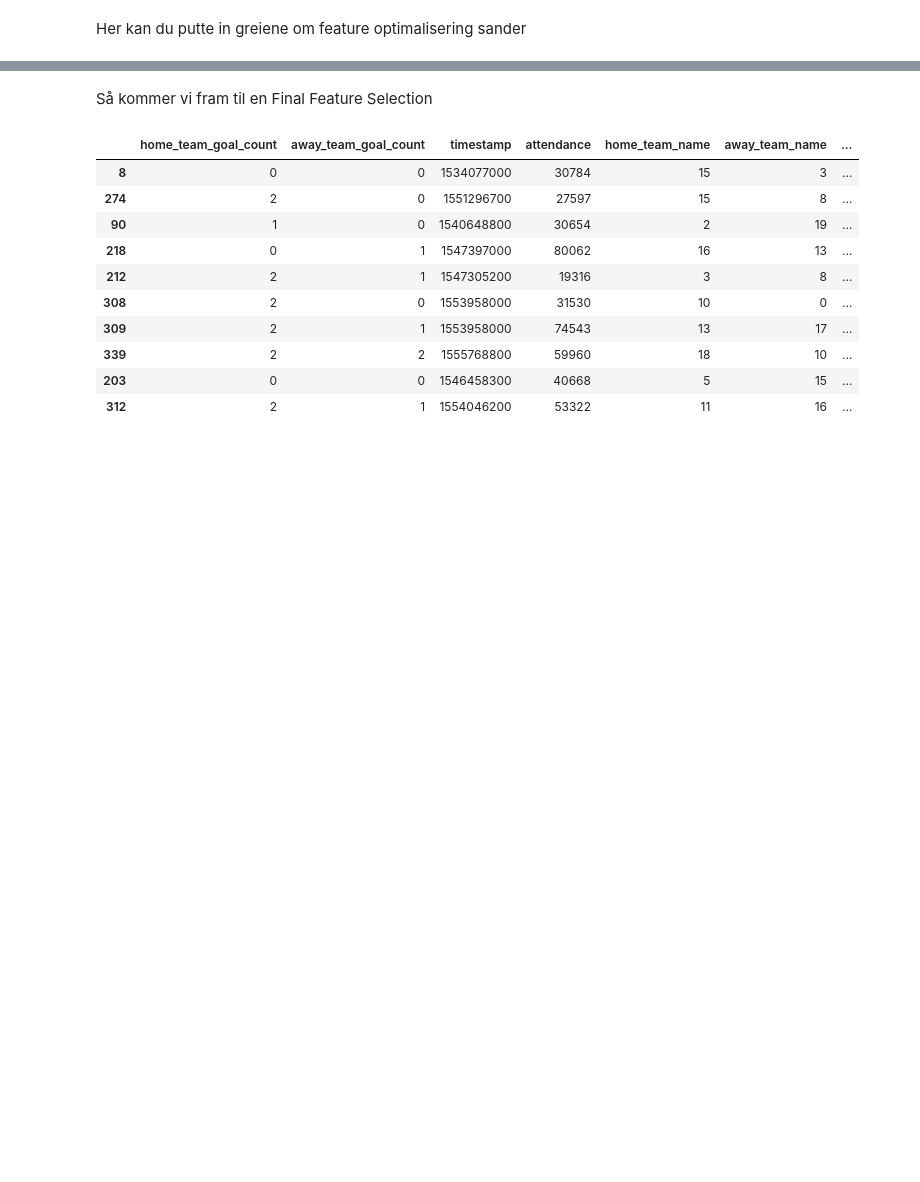
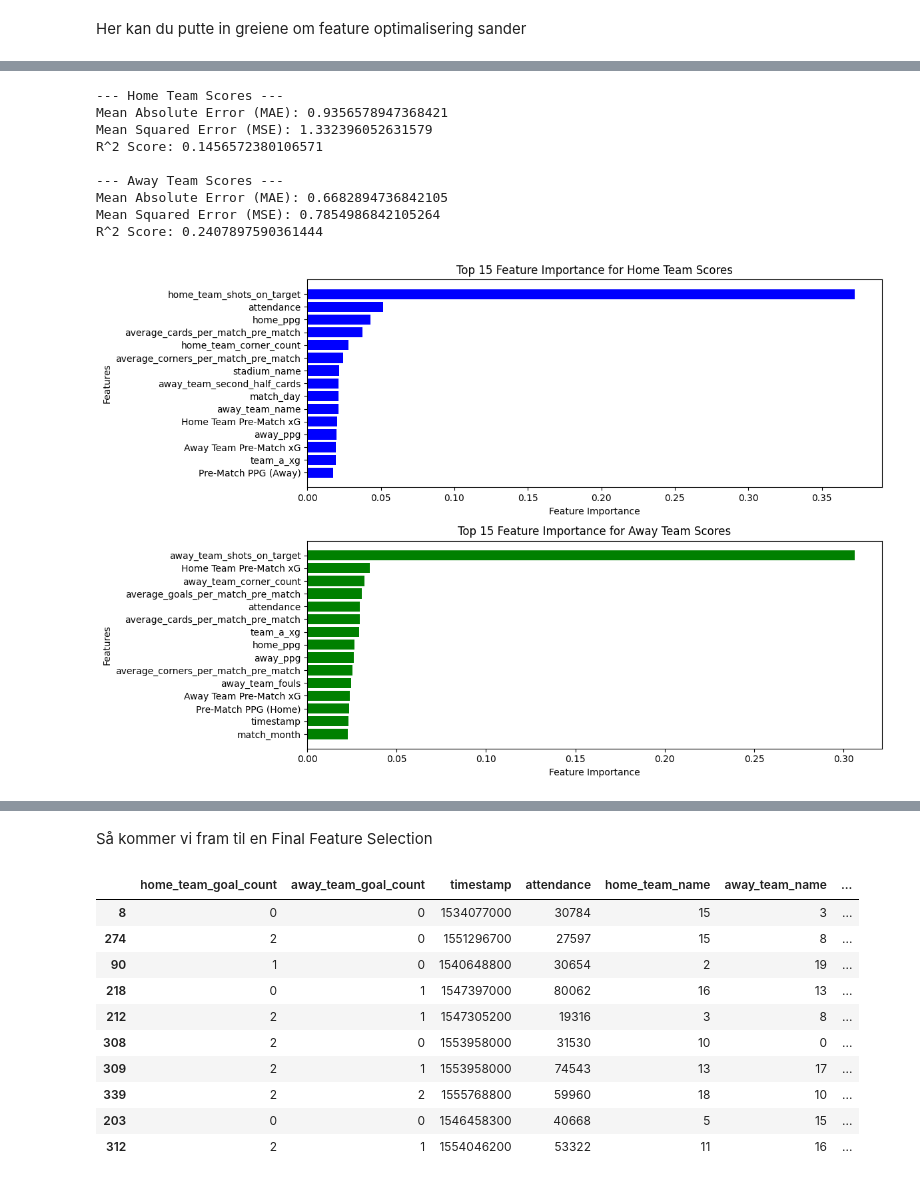
Before and after one commit to SanderBakke/MALIS_project, a Jupyter notebook: notebooks/notebook.ipynb, the cells around one changed output, grey strips where cells are left out. Saved outputs shown, nothing was run; the diff lists cells and outputs as text; code cells hidden in the pictures; blank space fills up the shorter version.

```diff
--- a/notebooks/notebook.ipynb
+++ b/notebooks/notebook.ipynb
@@ -129,0 +144,79 @@ Her kan du putte in greiene om feature optimalisering sander
+# %%
+# Define feature and target columns
+target_columns = ['home_team_goal_count', 'away_team_goal_count']
+X = df_filtered.drop(columns=target_columns)
+y_home = df_filtered['home_team_goal_count']
+y_away = df_filtered['away_team_goal_count']
+
+# Split dataset into train-test sets for home and away scores
+X_train_home, X_test_home, y_train_home, y_test_home = train_test_split(X, y_home, test_size=0.2, random_state=42)
+X_train_away, X_test_away, y_train_away, y_test_away = train_test_split(X, y_away, test_size=0.2, random_state=42)
+
+# Train Random Forest models for home and away scores
+rf_home = RandomForestRegressor(random_state=42)
+rf_home.fit(X_train_home, y_train_home)
+
+rf_away = RandomForestRegressor(random_state=42)
+rf_away.fit(X_train_away, y_train_away)
+
+# Extract feature importance for home and away scores
+importances_home = rf_home.feature_importances_
+importances_away = rf_away.feature_importances_
+
+feature_importance_home_df = pd.DataFrame({'Feature': X.columns, 'Importance': importances_home})
+feature_importance_away_df = pd.DataFrame({'Feature': X.columns, 'Importance': importances_away})
+
+feature_importance_home_df.sort_values(by='Importance', ascending=False, inplace=True)
+feature_importance_away_df.sort_values(by='Importance', ascending=False, inplace=True)
+
+# Evaluate models on test data
+y_pred_home = rf_home.predict(X_test_home)
+y_pred_away = rf_away.predict(X_test_away)
+
+# Metrics for Home Scores
+print("\n--- Home Team Scores ---")
+print(f"Mean Absolute Error (MAE): {mean_absolute_error(y_test_home, y_pred_home)}")
+print(f"Mean Squared Error (MSE): {mean_squared_error(y_test_home, y_pred_home)}")
+print(f"R^2 Score: {r2_score(y_test_home, y_pred_home)}")
+
+# Metrics for Away Scores
+print("\n--- Away Team Scores ---")
+print(f"Mean Absolute Error (MAE): {mean_absolute_error(y_test_away, y_pred_away)}")
+print(f"Mean Squared Error (MSE): {mean_squared_error(y_test_away, y_pred_away)}")
+print(f"R^2 Score: {r2_score(y_test_away, y_pred_away)}")
+
+# Visualize Top Features
+top_n = 15  # Number of features to display
+top_features_home = feature_importance_home_df.head(top_n)
+top_features_away = feature_importance_away_df.head(top_n)
+
+# Top features home team
+plt.figure(figsize=(12, 8))
+plt.subplot(2, 1, 1)
+plt.barh(top_features_home['Feature'], top_features_home['Importance'], color='blue')
+plt.xlabel('Feature Importance')
+plt.ylabel('Features')
+plt.title(f'Top {top_n} Feature Importance for Home Team Scores')
+plt.gca().invert_yaxis()
+
+# Top features away team
+plt.subplot(2, 1, 2)
+plt.barh(top_features_away['Feature'], top_features_away['Importance'], color='green')
+plt.xlabel('Feature Importance')
+plt.ylabel('Features')
+plt.title(f'Top {top_n} Feature Importance for Away Team Scores')
+plt.gca().invert_yaxis()
+
+plt.tight_layout()
+plt.show()
+# %% [output]
+--- Home Team Scores ---
+Mean Absolute Error (MAE): 0.9356578947368421
+Mean Squared Error (MSE): 1.332396052631579
+R^2 Score: 0.1456572380106571
+
+--- Away Team Scores ---
+Mean Absolute Error (MAE): 0.6682894736842105
+Mean Squared Error (MSE): 0.7854986842105264
+R^2 Score: 0.2407897590361444
+[figure, added]
```
Also changed, not shown: parts of 17 cells of this notebook.
